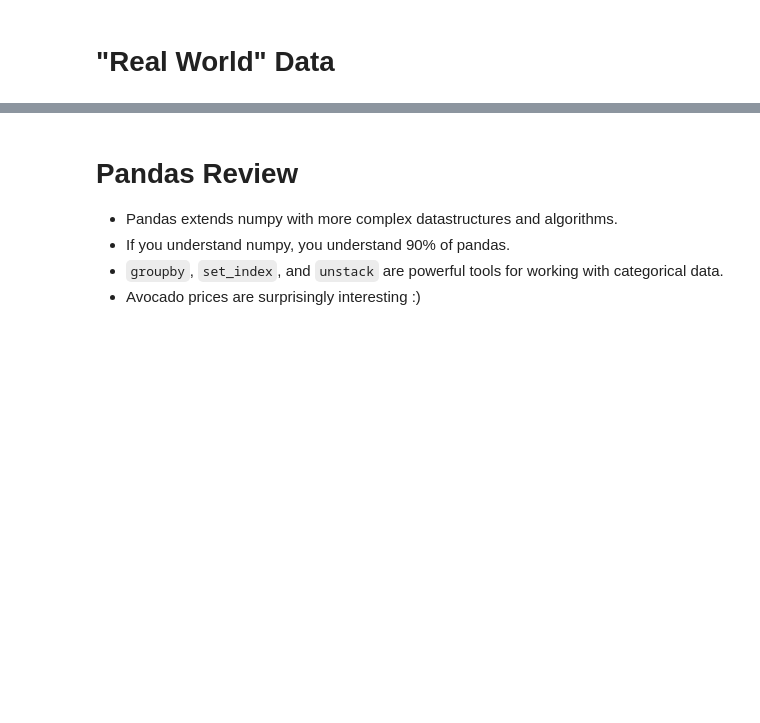
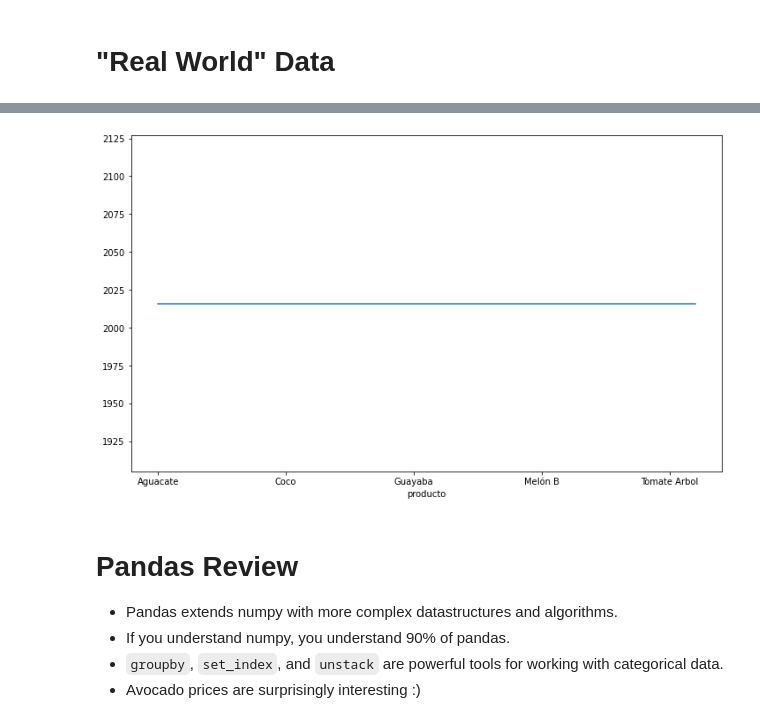
Before and after one commit to jumorenop/MetNumUN2022II, a Jupyter notebook: Lab2/Lab2.ipynb, the cells around one changed output, grey strips where cells are left out. Saved outputs shown, nothing was run; the diff lists cells and outputs as text; code cells hidden in the pictures; blank space fills up the shorter version.

```diff
--- a/Lab2/Lab2.ipynb
+++ b/Lab2/Lab2.ipynb
@@ -969,3 +1737,7 @@ ax.set_xticklabels(ax.get_xticklabels(), rotation=45);
+# %%
+FrutaCali.groupby(['producto'])['anio'].mean().ffill().plot();
+# %% [output]
+[figure, added]
 # %% [markdown]
 # Pandas Review
 
```
Also changed, not shown: parts of 208 cells of this notebook.
